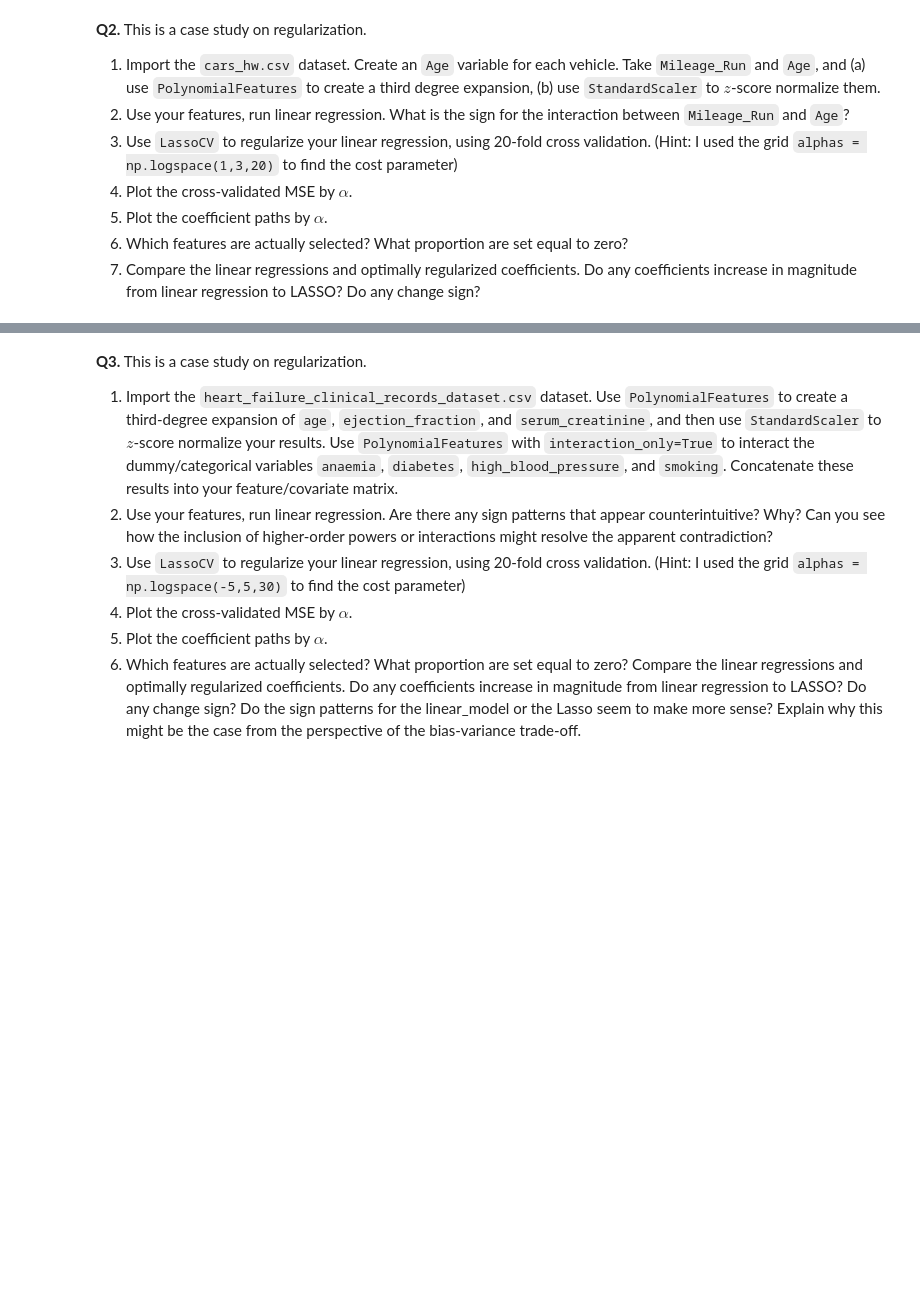
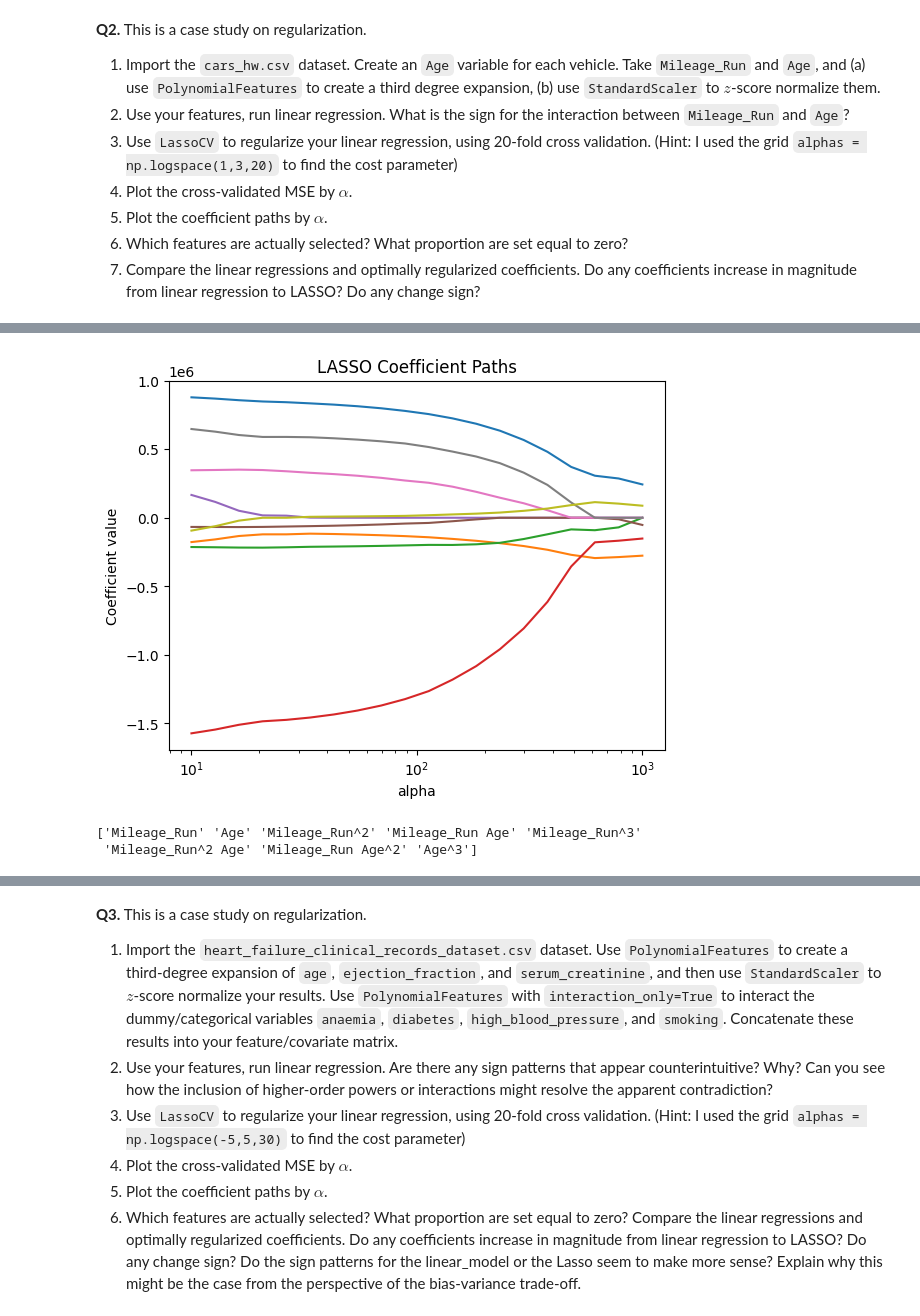
Before and after one commit to natchan19/undergrad_ml_assignments, a Jupyter notebook: 04_assignment_regularization.ipynb, the cells around one changed output, grey strips where cells are left out. Cells and saved outputs as stored; diff of their text form; code cells hidden in the pictures; blank space fills up the shorter version.

```diff
--- a/04_assignment_regularization.ipynb
+++ b/04_assignment_regularization.ipynb
@@ -42,0 +62,12 @@ Answer:
+# %%
+df2["Age"] = 2026 - df2["Make_Year"]
+
+X = df2[["Mileage_Run", "Age"]]
+
+poly = PolynomialFeatures(degree=3, include_bias=False)
+X_poly = poly.fit_transform(X)
+
+feature_names = poly.get_feature_names_out(['Mileage_Run', 'Age'])
+
+scaler = StandardScaler()
+X_scaled = scaler.fit_transform(X_poly)
@@ -42,0 +115,11 @@ Answer:
+# %%
+from sklearn.linear_model import Lasso
+
+coefs = []
+for alpha in alpha_grid:
+    model = Lasso(alpha=alpha, max_iter=100000)
+    model.fit(X_scaled, y)
+    coefs.append(model.coef_)
+
+coefs = np.array(coefs)
+coef_df = pd.DataFrame(coefs, columns=feature_names)
@@ -42,0 +138,22 @@ Answer:
+# %%
+# 2.5
+plt.figure()
+for i in range(len(feature_names)):
+    plt.plot(alpha_grid, coef_df.iloc[:, i], label=feature_names[i])
+plt.xscale("log")
+plt.xlabel("alpha")
+plt.ylabel("Coefficient value")
+plt.title("LASSO Coefficient Paths")
+plt.show()
+# %% [output]
+[figure, added]
+# %%
+# 2.6
+
+print(feature_names[model22.coef_ != 0])
+
+# Mileage_Run' 'Age' 'Mileage_Run^2' 'Mileage_Run Age' 'Mileage_Run^3' 'Mileage_Run^2 Age' 'Mileage_Run Age^2' 'Age^3'
+# 2/9 are set equal to 0.
+# %% [output]
+['Mileage_Run' 'Age' 'Mileage_Run^2' 'Mileage_Run Age' 'Mileage_Run^3'
+ 'Mileage_Run^2 Age' 'Mileage_Run Age^2' 'Age^3']
```
Also changed, not shown: parts of 19 cells of this notebook.
